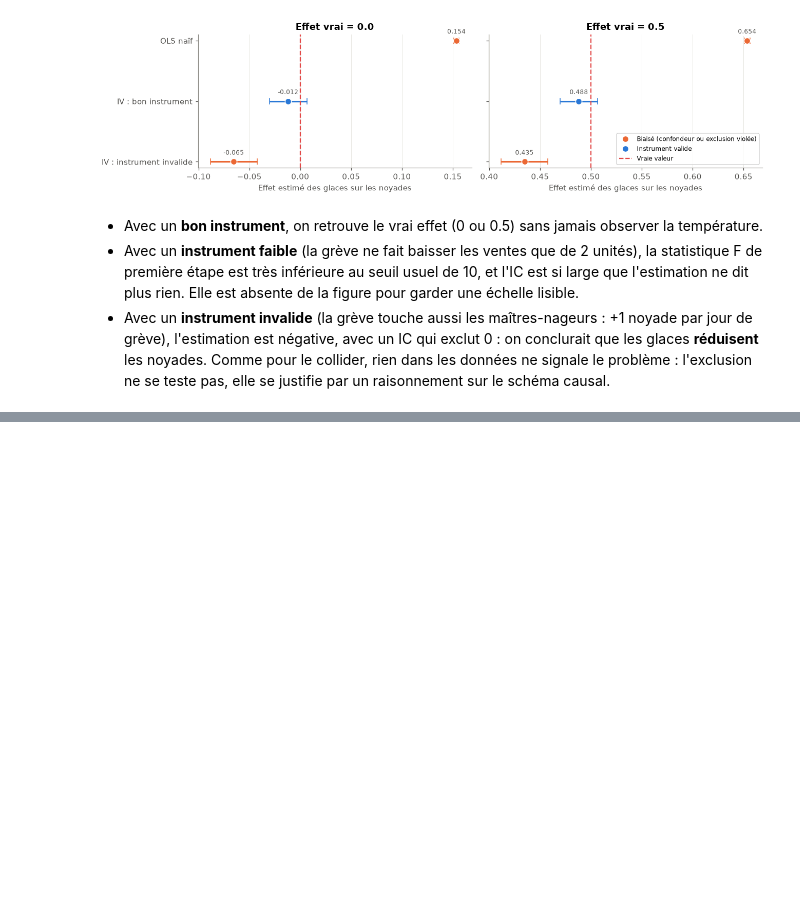
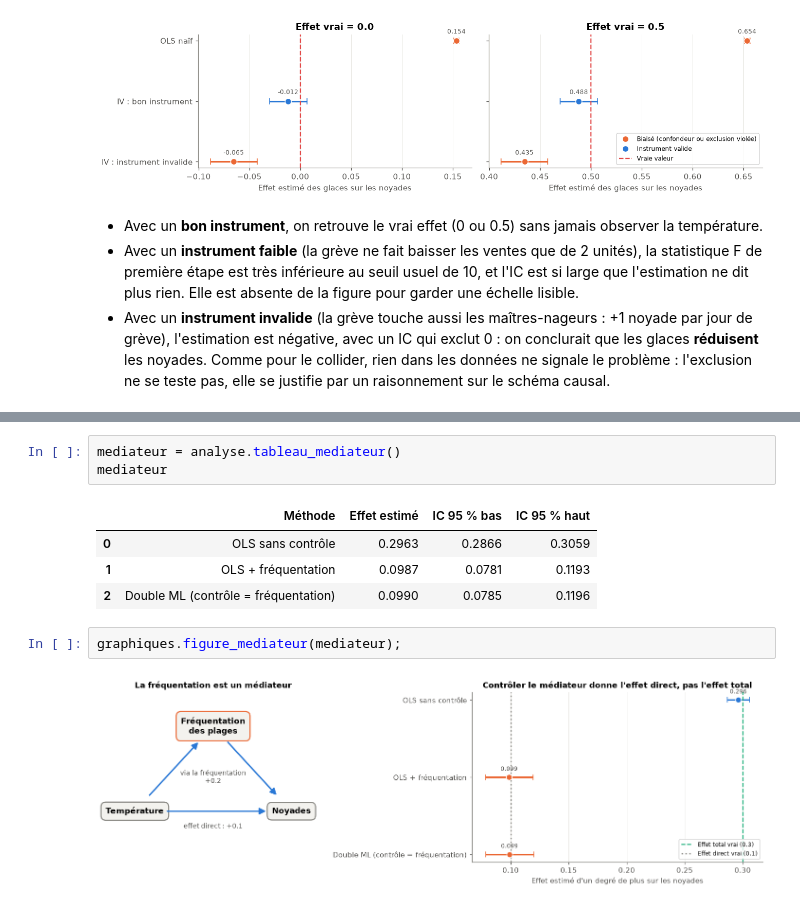
Before and after one commit to maxime2476/correlation-vs-causalite, a Jupyter notebook: notebook.ipynb, the cells around one changed output, grey strips where cells are left out. Cells and saved outputs as stored; diff of their text form; blank space fills up the shorter version.

```diff
--- a/notebook.ipynb
+++ b/notebook.ipynb
@@ -506,0 +515,12 @@ graphiques.figure_estimations(sans_faible(iv_0), sans_faible(iv_05), nom_fichier
+# %%
+mediateur = analyse.tableau_mediateur()
+mediateur
+# %% [output]
+|  | Méthode | Effet estimé | IC 95 % bas | IC 95 % haut |
+| 0 | OLS sans contrôle | 0.2963 | 0.2866 | 0.3059 |
+| 1 | OLS + fréquentation | 0.0987 | 0.0781 | 0.1193 |
+| 2 | Double ML (contrôle = fréquentation) | 0.0990 | 0.0785 | 0.1196 |
+# %%
+graphiques.figure_mediateur(mediateur);
+# %% [output]
+[figure, added]
```
Also changed, not shown: parts of 7 cells of this notebook, 8 other files.
